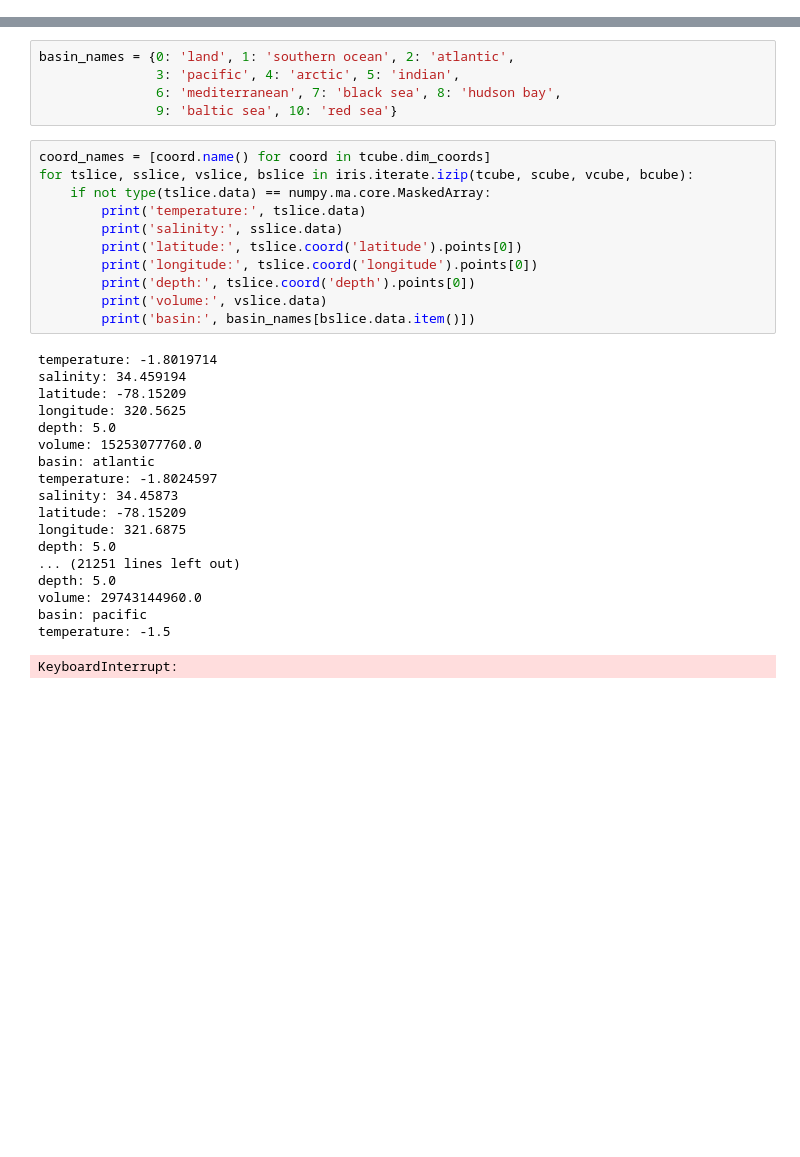
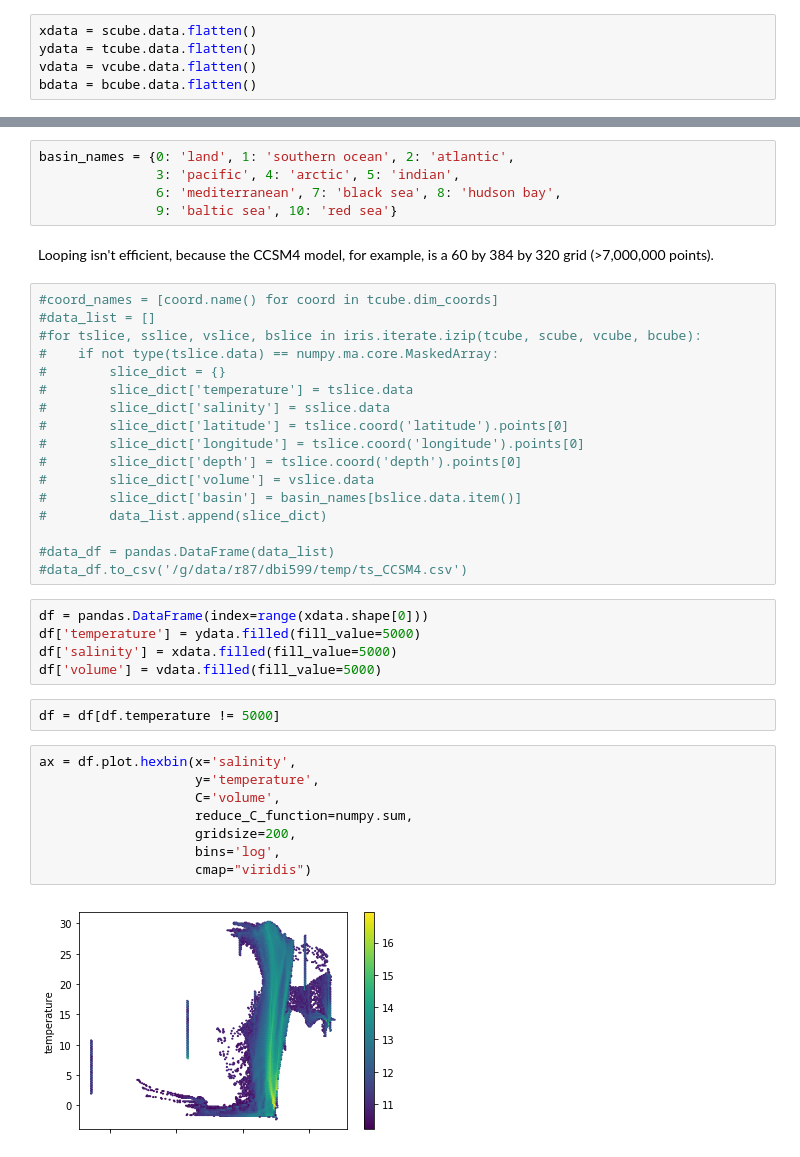
Before and after one commit to DamienIrving/ocean-analysis, a Jupyter notebook: development/ts_distribution.ipynb, the cells around one changed output, grey strips where cells are left out. Saved outputs shown, nothing was run; the diff lists cells and outputs as text; blank space fills up the shorter version.

Commit message:
Added pandas

```diff
--- a/development/ts_distribution.ipynb
+++ b/development/ts_distribution.ipynb
@@ -25,6 +30,11 @@ scube = scube.collapsed('time', iris.analysis.MEAN)
 # %%
 tcube.data = tcube.data - 273.15
 scube.data = scube.data * 1000
+# %%
+xdata = scube.data.flatten()
+ydata = tcube.data.flatten()
+vdata = vcube.data.flatten()
+bdata = bcube.data.flatten()
 # %% [markdown]
 ## plt.hexbin
 # %% [markdown]
@@ -60,33 +68,39 @@ basin_names = {0: 'land', 1: 'southern ocean', 2: 'atlantic',
                3: 'pacific', 4: 'arctic', 5: 'indian',
                6: 'mediterranean', 7: 'black sea', 8: 'hudson bay',
                9: 'baltic sea', 10: 'red sea'}
+# %% [markdown]
+Looping isn't efficient, because the CCSM4 model, for example, is a 60 by 384 by 320 grid (>7,000,000 points).
 # %%
-coord_names = [coord.name() for coord in tcube.dim_coords]
-for tslice, sslice, vslice, bslice in iris.iterate.izip(tcube, scube, vcube, bcube):
-    if not type(tslice.data) == numpy.ma.core.MaskedArray:
-        print('temperature:', tslice.data)
-        print('salinity:', sslice.data)
-        print('latitude:', tslice.coord('latitude').points[0])
-        print('longitude:', tslice.coord('longitude').points[0])
-        print('depth:', tslice.coord('depth').points[0])
-        print('volume:', vslice.data)
-        print('basin:', basin_names[bslice.data.item()])
+#coord_names = [coord.name() for coord in tcube.dim_coords]
+#data_list = []
+#for tslice, sslice, vslice, bslice in iris.iterate.izip(tcube, scube, vcube, bcube):
+#    if not type(tslice.data) == numpy.ma.core.MaskedArray:
+#        slice_dict = {}
+#        slice_dict['temperature'] = tslice.data
+#        slice_dict['salinity'] = sslice.data
+#        slice_dict['latitude'] = tslice.coord('latitude').points[0]
+#        slice_dict['longitude'] = tslice.coord('longitude').points[0]
+#        slice_dict['depth'] = tslice.coord('depth').points[0]
+#        slice_dict['volume'] = vslice.data
+#        slice_dict['basin'] = basin_names[bslice.data.item()]
+#        data_list.append(slice_dict)
+
+#data_df = pandas.DataFrame(data_list)
+#data_df.to_csv('/g/data/r87/dbi599/temp/ts_CCSM4.csv')
-# %% [output]
-temperature: -1.8019714
-salinity: 34.459194
-latitude: -78.15209
-longitude: 320.5625
-depth: 5.0
-volume: 15253077760.0
-basin: atlantic
-temperature: -1.8024597
-salinity: 34.45873
-latitude: -78.15209
-longitude: 321.6875
-depth: 5.0
-... (21251 lines left out)
-depth: 5.0
-volume: 29743144960.0
-basin: pacific
-temperature: -1.5
-KeyboardInterrupt:
+# %%
+df = pandas.DataFrame(index=range(xdata.shape[0]))
+df['temperature'] = ydata.filled(fill_value=5000)
+df['salinity'] = xdata.filled(fill_value=5000)
+df['volume'] = vdata.filled(fill_value=5000)
+# %%
+df = df[df.temperature != 5000]
+# %%
+ax = df.plot.hexbin(x='salinity',
+                    y='temperature',
+                    C='volume',
+                    reduce_C_function=numpy.sum,
+                    gridsize=200,
+                    bins='log',
+                    cmap="viridis")
+# %% [output]
+[figure, added]
```
Also changed, not shown: parts of 7 cells of this notebook.
